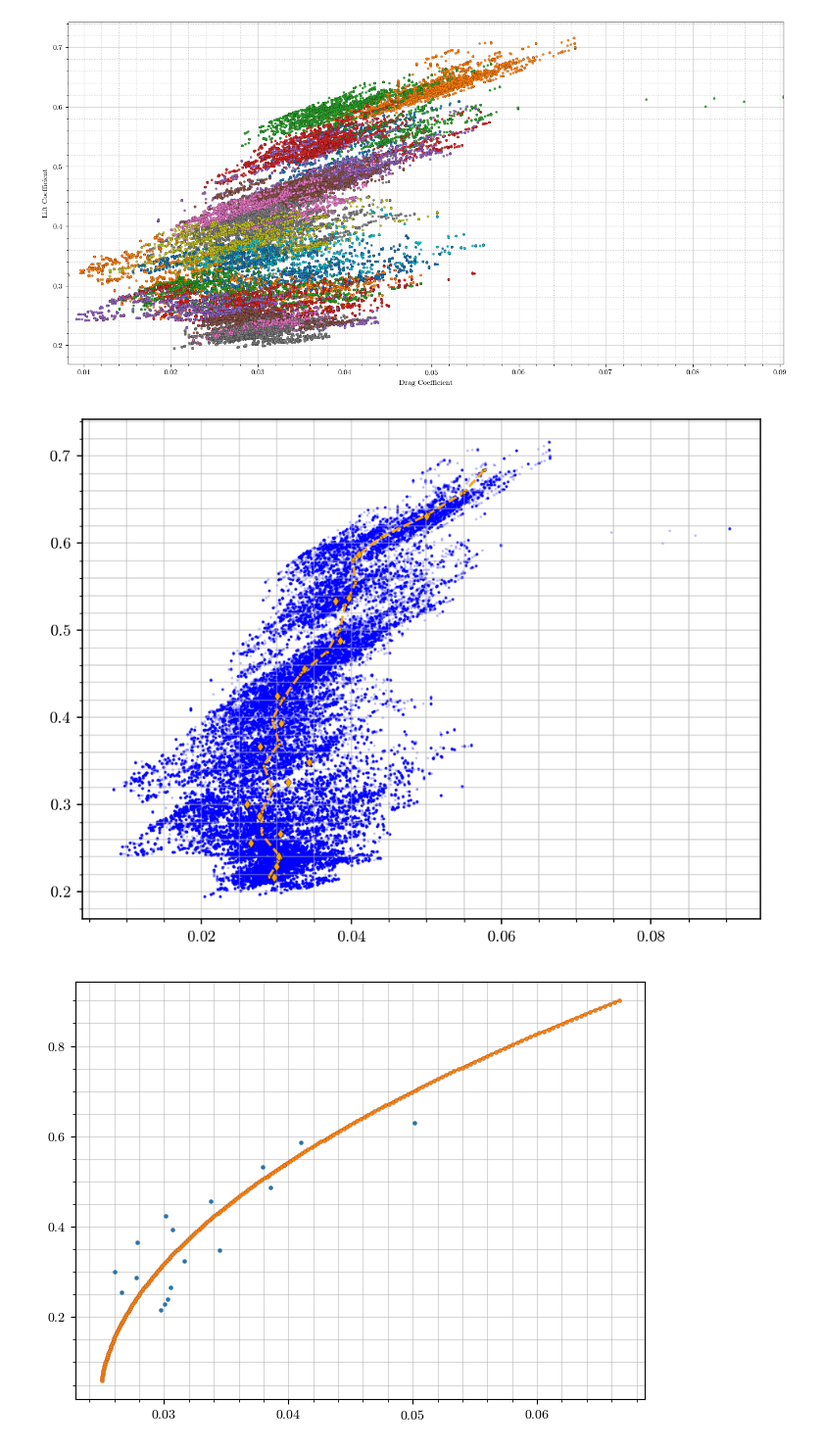
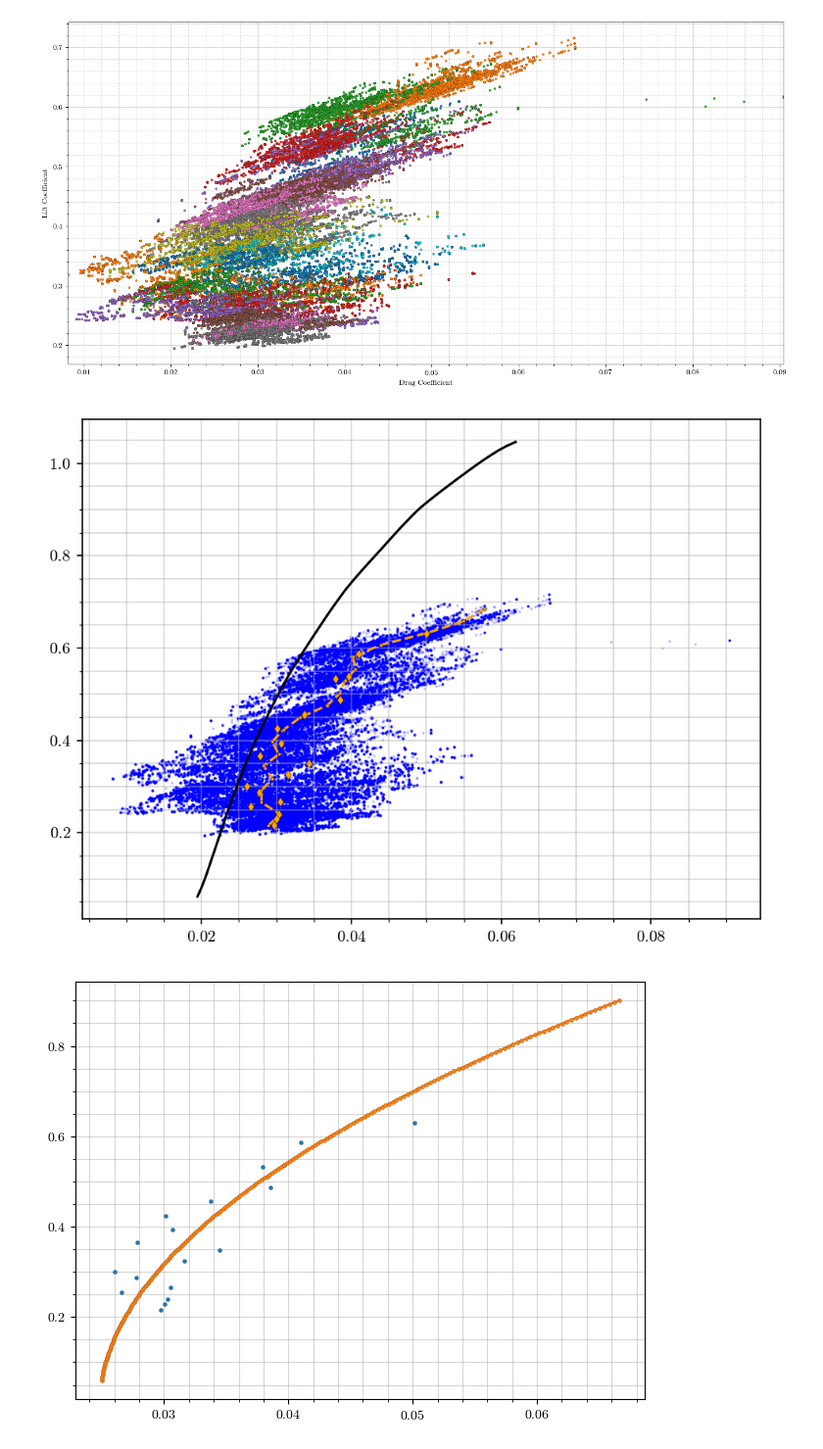
Before and after one commit to wkemp-edu/ArduPilot_AnalysisSuite, a Jupyter notebook: Investigations/20_Performance_Investigations/2023-05-26_LinusSteadyLevel_100Hz.ipynb, the cells around one changed output. Shown at 98% size. Saved outputs shown, nothing was run; the diff lists cells and outputs as text; code cells hidden in the pictures.

Commit message:
Added drag build-up results for CREATeV, updating plots with it in there.  Added code to check the effect of translation compensating acceleration

```diff
--- a/Investigations/20_Performance_Investigations/2023-05-26_LinusSteadyLevel_100Hz.ipynb
+++ b/Investigations/20_Performance_Investigations/2023-05-26_LinusSteadyLevel_100Hz.ipynb
@@ -61,6 +61,10 @@ df_ls = main.data_load(data_path, data_folder, file_name_ls, "10ms", "linear", "
 df_hs = main.data_load(data_path, data_folder, file_name_hs, "10ms", "linear", "Alton")
 # df_hs = main.get_data("Alton", "linus-2023-05-26/00000004.BIN", "10ms")
 # df_hs = df_hs.interpolate(method="linear")
+# %%
+# Importing Drag Build Results
+
+build = pd.read_pickle("../../DragBuilds/Linus_DragBuild_Updated.pkl")
 # %%
 # Defining vehicle
 prop = propellers.aeronaut11x7_estimatedBEN() # Using aeronaut 20x8 for this flight
@@ -373,15 +377,17 @@ bins=np.linspace(0.2, 0.7, 20)
 # %%
 plt.figure(dpi=150)
 plt.scatter(Cd_ct_ls_total, CL_ls_total, marker='.', alpha=0.2, s=2, c='blue')
 plt.scatter(Cd_ct_hs_total, CL_hs_total, marker='.', alpha=0.2, s=2, c='blue')
+
+plt.plot(build.CD, build.CL, linestyle="solid", color="black", marker="")
 
 plt.plot(cd_means_bin, cl_means_bin, linestyle='--', color='orange')
 
 plt.plot(cd_means_ls, cl_means_ls, linestyle='', marker='d', color='orange')
 plt.plot(cd_means_hs, cl_means_hs, linestyle='', marker='d', color='orange')
 plt.show()
 # %% [output]
-[figure, old version]
+[figure, new version]
 # %%
 # Loitering mask (LS)
 
```
Also changed, not shown: 12 other files.
